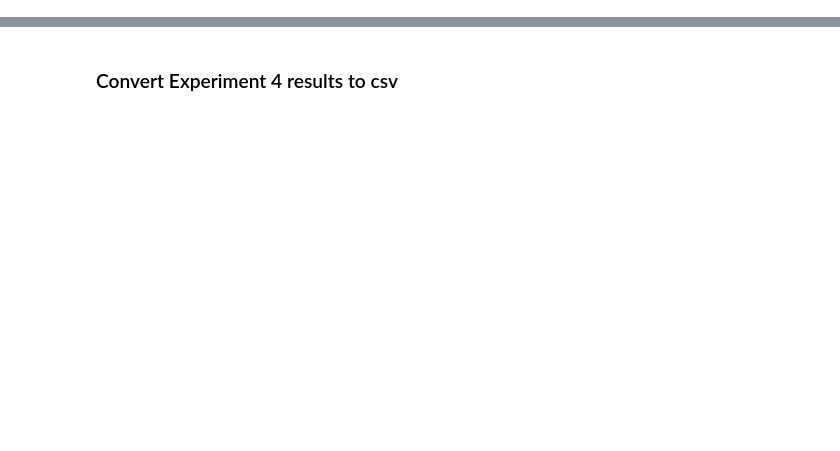
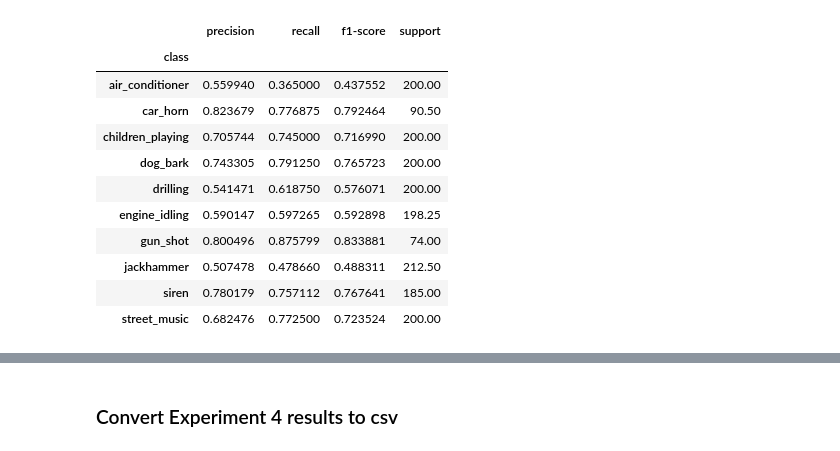
Before and after one commit to ejlee127/UrbanSoundClassification, a Jupyter notebook: Jupyter Notebooks/processing_results.ipynb, the cells around one changed output, grey strips where cells are left out. Saved outputs shown, nothing was run; the diff lists cells and outputs as text; code cells hidden in the pictures; blank space fills up the shorter version.

```diff
--- a/Jupyter Notebooks/processing_results.ipynb
+++ b/Jupyter Notebooks/processing_results.ipynb
@@ -19,0 +235,37 @@ import json
+# %%
+scores_df = pd.DataFrame()
+class_report_df = pd.DataFrame()
+for i in range(len(json_filenames)):
+    print(i)
+    ith_report = model_result["report"][i]
+    class_report = {}
+    scores = {}
+    precisions = []
+    recalls = []
+    f1_scores = []
+    supports = []
+    for j in range(len(classes)):
+        precisions.append(ith_report[classes[j]]["precision"])
+        recalls.append(ith_report[classes[j]]["recall"])
+        f1_scores.append(ith_report[classes[j]]["f1-score"])
+        supports.append(ith_report[classes[j]]["support"])
+    #print(i, supports)
+    class_report["test folders"] = test_folders[i]
+    class_report["class"]=classes
+    class_report["precision"] = precisions
+    class_report["recall"] = recalls
+    class_report["f1-score"] = f1_scores
+    class_report["support"] = supports
+
+    #scores["parameter"] = model_result["parameter"][i]
+    print("model parameter", model_result["parameter"][i])
+    scores["test folders"] = test_folders[i]
+    scores["trainAcc"] = model_result["finalAcc"][i]
+    scores["valAcc"] = model_result["finalVal"][i]
+    scores["testAcc"] = ith_report["accuracy"]
+
+    #print(class_report)
+    #print(scores)
+
+    class_report_df = class_report_df.append(pd.DataFrame(class_report), ignore_index=True)
+    scores_df = scores_df.append(pd.DataFrame(scores,index=[0]), ignore_index=True)
@@ -19,0 +293,16 @@ import json
+# %%
+avg_report = class_report_df.groupby(['class']).mean()
+avg_report
+# %% [output]
+|  | precision | recall | f1-score | support |
+| class |  |  |  |  |
+| air_conditioner | 0.559940 | 0.365000 | 0.437552 | 200.00 |
+| car_horn | 0.823679 | 0.776875 | 0.792464 | 90.50 |
+| children_playing | 0.705744 | 0.745000 | 0.716990 | 200.00 |
+| dog_bark | 0.743305 | 0.791250 | 0.765723 | 200.00 |
+| drilling | 0.541471 | 0.618750 | 0.576071 | 200.00 |
+| engine_idling | 0.590147 | 0.597265 | 0.592898 | 198.25 |
+| gun_shot | 0.800496 | 0.875799 | 0.833881 | 74.00 |
+| jackhammer | 0.507478 | 0.478660 | 0.488311 | 212.50 |
+| siren | 0.780179 | 0.757112 | 0.767641 | 185.00 |
+| street_music | 0.682476 | 0.772500 | 0.723524 | 200.00 |
```
Also changed, not shown: parts of 22 cells of this notebook, 1 other file.
